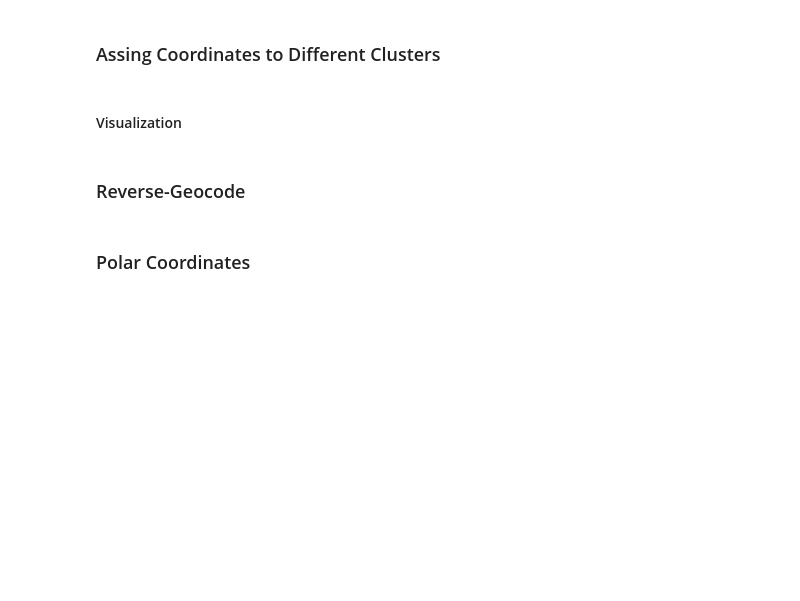
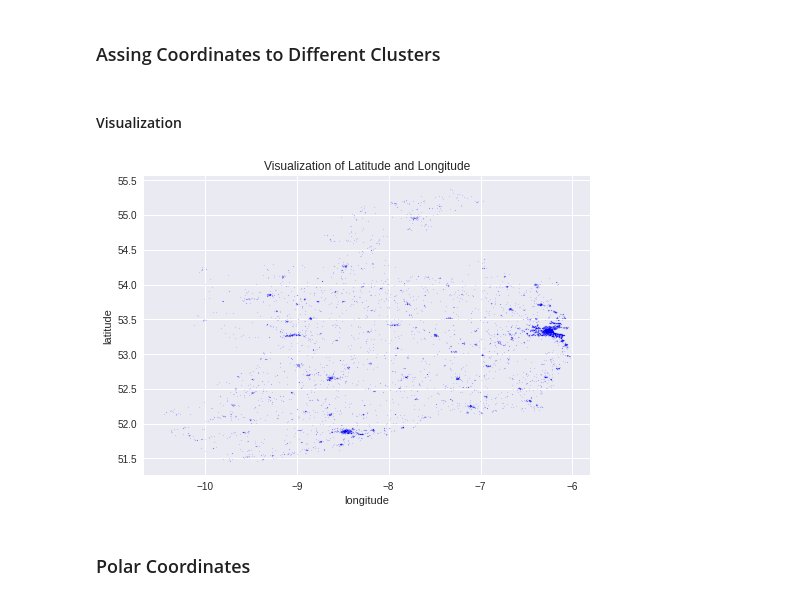
Before and after one commit to javiicc/Identifying_Potential_Investment_Opportunities_In_The_Irish_Real_Estate_Market_Using_MachineLearning, a Jupyter notebook: Feature_Engineering_Geospatial_Data_GeoPy.ipynb, the cells around one changed output. Saved outputs shown, nothing was run; the diff lists cells and outputs as text; code cells hidden in the pictures; blank space fills up the shorter version.

Commit message:
fe geosp data

```diff
--- a/Feature_Engineering_Geospatial_Data_GeoPy.ipynb
+++ b/Feature_Engineering_Geospatial_Data_GeoPy.ipynb
@@ -283,5 +245,5 @@ def geonames_dict():
 # %%
-geonames_dict = geonames_dict()  # solo se puede ejecutar una vez
-geonames_df = pd.DataFrame(geonames_dict)
+geonames_df = pd.DataFrame(geonames_dict())
+print(geonames_df.shape)
 geonames_df.head(3)
 # %% [output]
@@ -478,5 +484,3 @@ def add_location(df):
 # %%
-print(locna.shape)
-locna = eircode_homogenize(locna)
-print(locna.shape)
+sale = eircode_homogenize(sale)
 # %% [output]
@@ -506,5 +518,4 @@ Name: postcode, dtype: int64
 # %%
-print(locna.shape)
-add_location(locna)
-print(locna.shape)
+sale = add_location(df=sale,
+                    geonames_df=geonames_df)
 # %% [output]
@@ -768,6 +580,6 @@ def visualize(data):
     #plt.xlim([-6.24, -6.23])
     plt.show()
 # %%
-visualize(sale_data)
+visualize(sale)
+# %% [output]
+[figure, added]
-# %% [markdown]
-### Reverse-Geocode
```
Also changed, not shown: parts of 91 cells of this notebook, 4 other files.
